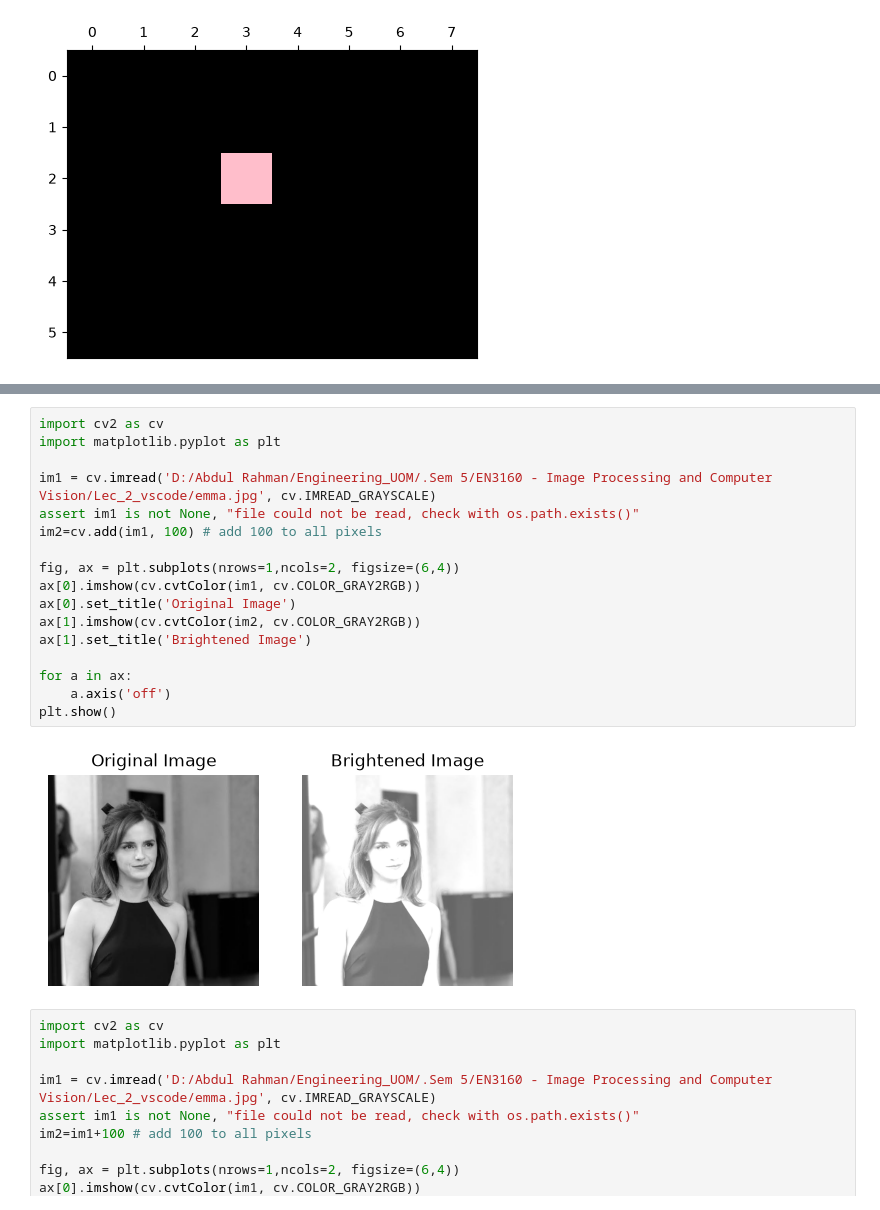
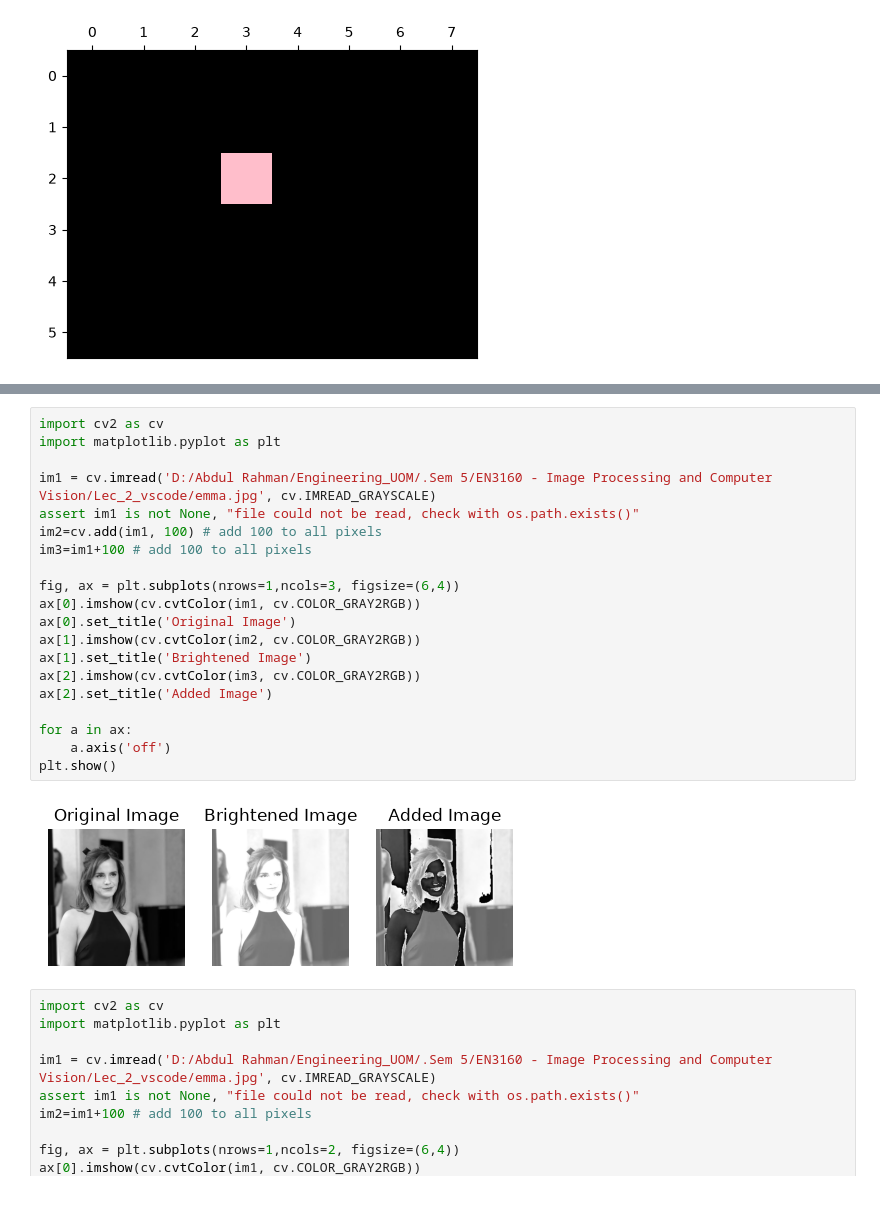
Before and after one commit to Abdul-Rahman-bme/EN3160-Image-processing-and-Machine-Vision, a Jupyter notebook: Lec_2_code/Lec_2_jupyter.ipynb, the cells around one changed output, grey strips where cells are left out. Cells and saved outputs as stored; diff of their text form.

```diff
--- a/Lec_2_code/Lec_2_jupyter.ipynb
+++ b/Lec_2_code/Lec_2_jupyter.ipynb
@@ -41,22 +56,25 @@ plt.show()
 # %%
 import cv2 as cv
 import matplotlib.pyplot as plt
 
 im1 = cv.imread('D:/Abdul Rahman/Engineering_UOM/.Sem 5/EN3160 - Image Processing and Computer Vision/Lec_2_vscode/emma.jpg', cv.IMREAD_GRAYSCALE)
 assert im1 is not None, "file could not be read, check with os.path.exists()"
 im2=cv.add(im1, 100) # add 100 to all pixels
+im3=im1+100 # add 100 to all pixels
 
-fig, ax = plt.subplots(nrows=1,ncols=2, figsize=(6,4))
+fig, ax = plt.subplots(nrows=1,ncols=3, figsize=(6,4))
 ax[0].imshow(cv.cvtColor(im1, cv.COLOR_GRAY2RGB))
 ax[0].set_title('Original Image')
 ax[1].imshow(cv.cvtColor(im2, cv.COLOR_GRAY2RGB))
 ax[1].set_title('Brightened Image')
+ax[2].imshow(cv.cvtColor(im3, cv.COLOR_GRAY2RGB))
+ax[2].set_title('Added Image')
 
 for a in ax:
     a.axis('off')
 plt.show()
 # %% [output]
-[figure, old version]
+[figure, new version]
 # %%
 import cv2 as cv
 import matplotlib.pyplot as plt
```
Also changed, not shown: parts of 5 cells of this notebook.
